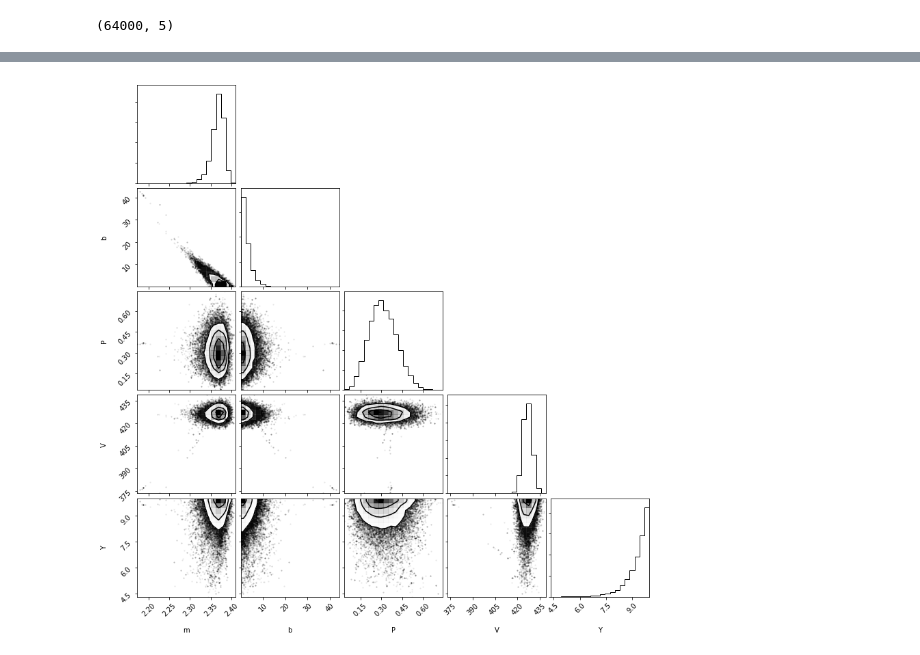
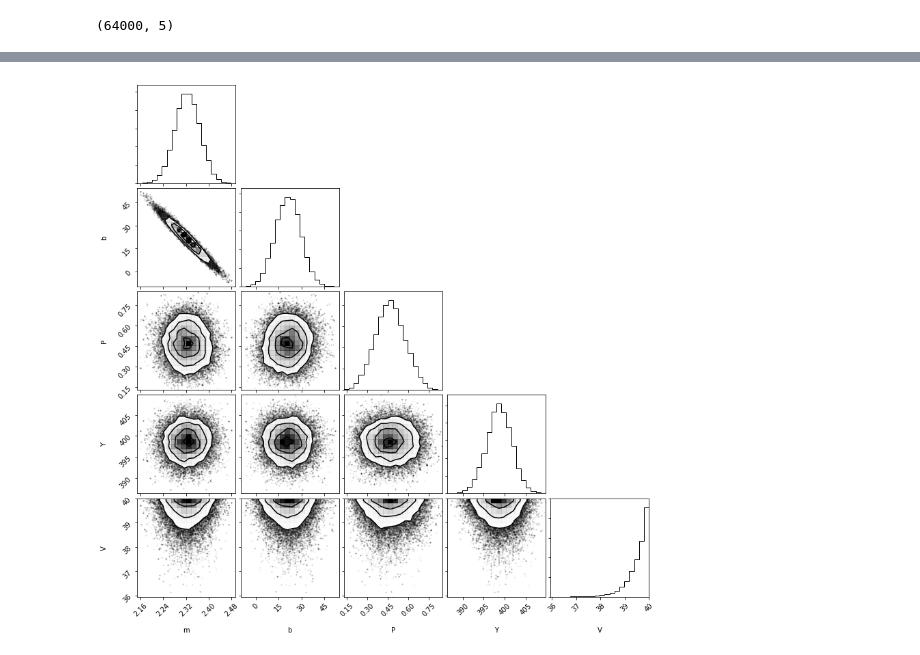
Before and after one commit to RileyWClarke/BiancoGroup, a Jupyter notebook: LinearFittingExercises.ipynb, the cells around one changed output, grey strips where cells are left out. Cells and saved outputs as stored; diff of their text form; code cells hidden in the pictures.

Commit message:
added walker plot and ran some K-S tests

```diff
--- a/LinearFittingExercises.ipynb
+++ b/LinearFittingExercises.ipynb
@@ -231,13 +236,11 @@ def plot_MCMC_results(xdata, ydata, trace, colors='k'):
     plot_MCMC_trace(ax[0], xdata, ydata, trace, True, colors=colors)
     plot_MCMC_model(ax[1], xdata, ydata, trace)
 # %%
-import emcee
-
 #Defining (flat) priors
 def log_prior(theta):
 
     m, b, P, Y, V = theta
-    if 0.5 < m < 5.0 and 0.0 < b < 100.0 and 0.0 < P < 1.0 and 0.0 < Y < 700.0 and 0.1 < V < 10.0:
+    if 0.5 < m < 5.0 and -100.0 < b < 100.0 and 0.0 < P < 1.0 and 0.0 < Y < 700.0 and 1.0 < V < 40.0:
         return 0.0
     return -np.inf
 
@@ -265,12 +268,14 @@ def log_posterior(theta, x, y, s_y):
 # %%
 ###MCMC
 
-init_guess = [3.8, 2.3, 0.05, 350, 1.0] #Choosing some reasonable initalization in the 5-D parameter space
+init_guess = [3.8, 2.3, 0.05, 350, 5.0] #Choosing some reasonable initalization in the 5-D parameter space
 
 ndim = 5 #dimension of param space
 nwalkers = 32 #number of walkers
 nburn = 500 #burn-in steps
 nsteps = 2000 #production steps
+
+sampler = emcee.EnsembleSampler(nwalkers, ndim, log_posterior, args=(x, y, s_y))
 
 #Burn-in
 print("Running burn-in...")
@@ -293,6 +298,6 @@ print(samples.shape)
 # %%
 #the "corner" package lets us visualize the posterior distributions of all our parameters at once
 import corner
-fig = corner.corner(samples[:, (0,1,2,3,4)], labels=['m','b','P','V','Y']);
-#plt.savefig('Figures/prob6_corner.png')
+fig = corner.corner(samples[:, (0,1,2,3,4)], labels=['m','b','P','Y','V']);
+plt.savefig('Figures/prob6_corner.png')
 # %% [output]
@@ -301 +304 @@ WARNING:root:Too few points to create valid contours
-[figure, old version]
+[figure, new version]
```
Also changed, not shown: parts of 6 cells of this notebook, 5 other files.
